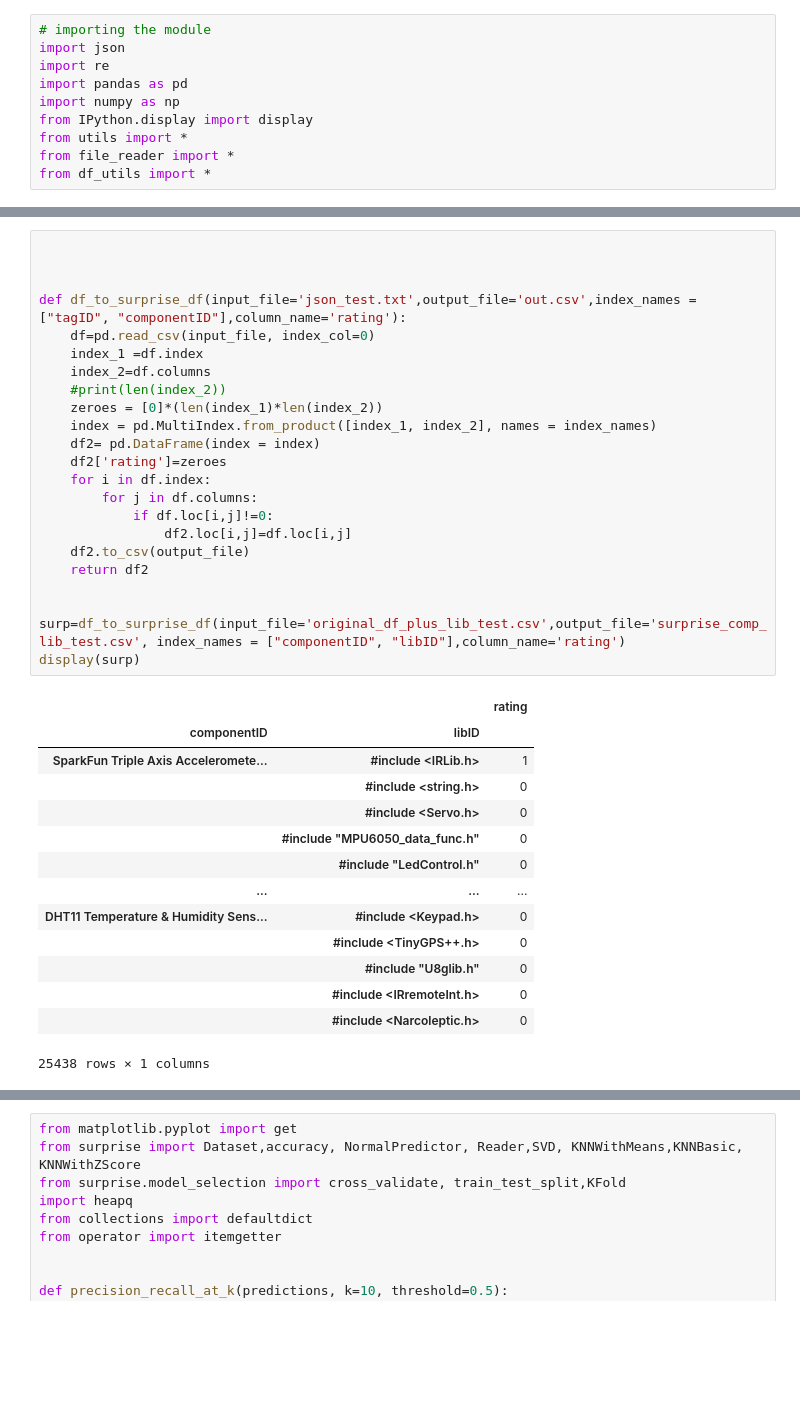
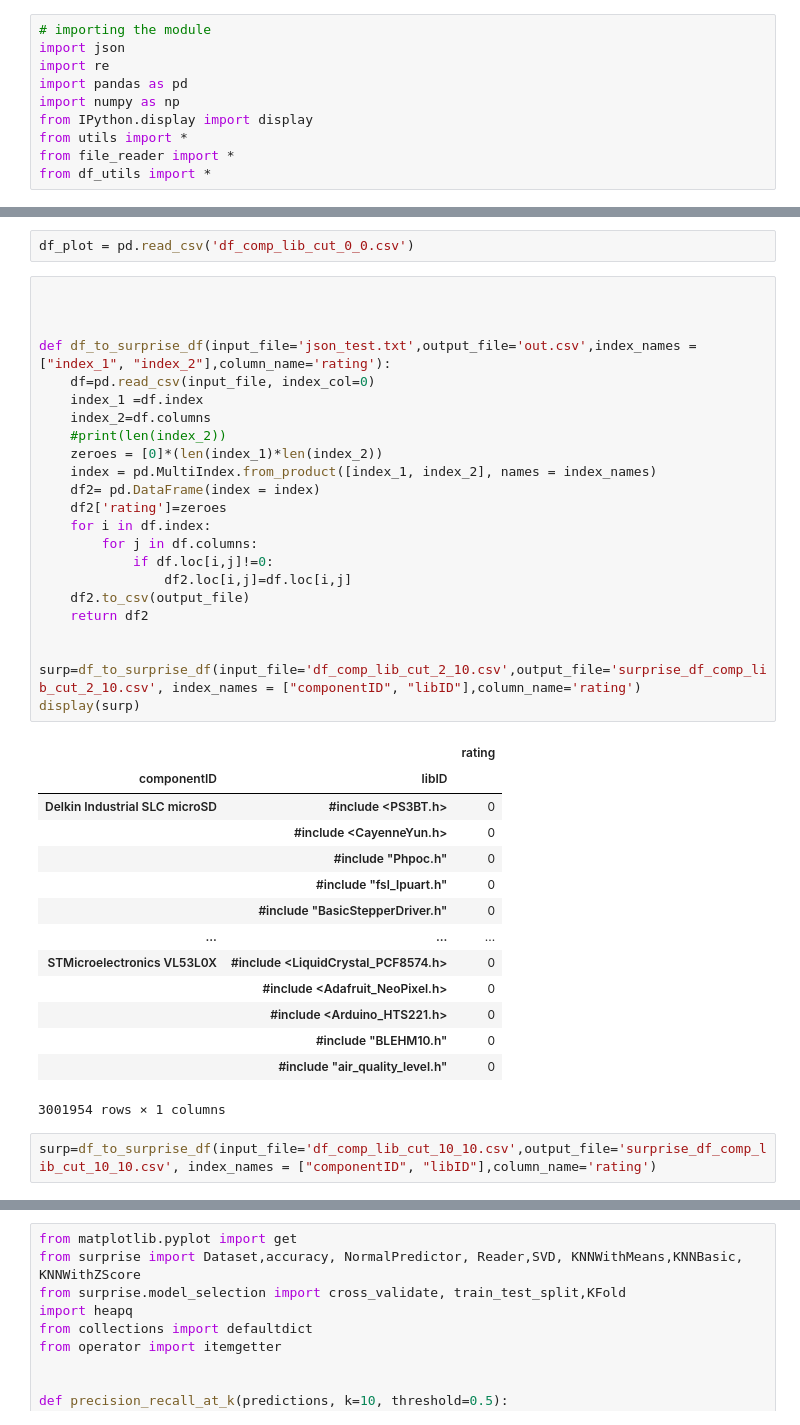
Before and after one commit to skynetnfb/low-code-ard-proj, a Jupyter notebook: data-scraper/notebook_libraries.ipynb, the cells around one changed output, grey strips where cells are left out. Cells and saved outputs as stored; diff of their text form; blank space fills up the shorter version.

```diff
--- a/data-scraper/notebook_libraries.ipynb
+++ b/data-scraper/notebook_libraries.ipynb
@@ -92,38 +150,42 @@ display(df_with_lib.head(10))
+# %%
+df_plot = pd.read_csv('df_comp_lib_cut_0_0.csv')
 # %%
 
 
 
-def df_to_surprise_df(input_file='json_test.txt',output_file='out.csv',index_names = ["tagID", "componentID"],column_name='rating'):
+def df_to_surprise_df(input_file='json_test.txt',output_file='out.csv',index_names = ["index_1", "index_2"],column_name='rating'):
     df=pd.read_csv(input_file, index_col=0)
     index_1 =df.index
     index_2=df.columns
     #print(len(index_2))
     zeroes = [0]*(len(index_1)*len(index_2))
     index = pd.MultiIndex.from_product([index_1, index_2], names = index_names)
     df2= pd.DataFrame(index = index)
     df2['rating']=zeroes
     for i in df.index:
         for j in df.columns:
             if df.loc[i,j]!=0:
                 df2.loc[i,j]=df.loc[i,j]
     df2.to_csv(output_file)
     return df2
 
 
-surp=df_to_surprise_df(input_file='original_df_plus_lib_test.csv',output_file='surprise_comp_lib_test.csv', index_names = ["componentID", "libID"],column_name='rating')
+surp=df_to_surprise_df(input_file='df_comp_lib_cut_2_10.csv',output_file='surprise_df_comp_lib_cut_2_10.csv', index_names = ["componentID", "libID"],column_name='rating')
 display(surp)
 # %% [output]
 |  |  | rating |
 | componentID | libID |  |
-| SparkFun Triple Axis Acceleromete... | #include <IRLib.h> | 1 |
-|  | #include <string.h> | 0 |
-|  | #include <Servo.h> | 0 |
-|  | #include "MPU6050_data_func.h" | 0 |
-|  | #include "LedControl.h" | 0 |
+| Delkin Industrial SLC microSD | #include <PS3BT.h> | 0 |
+|  | #include <CayenneYun.h> | 0 |
+|  | #include "Phpoc.h" | 0 |
+|  | #include "fsl_lpuart.h" | 0 |
+|  | #include "BasicStepperDriver.h" | 0 |
 | ... | ... | ... |
-| DHT11 Temperature & Humidity Sens... | #include <Keypad.h> | 0 |
-|  | #include <TinyGPS++.h> | 0 |
-|  | #include "U8glib.h" | 0 |
-|  | #include <IRremoteInt.h> | 0 |
-|  | #include <Narcoleptic.h> | 0 |
+| STMicroelectronics VL53L0X | #include <LiquidCrystal_PCF8574.h> | 0 |
+|  | #include <Adafruit_NeoPixel.h> | 0 |
+|  | #include <Arduino_HTS221.h> | 0 |
+|  | #include "BLEHM10.h" | 0 |
+|  | #include "air_quality_level.h" | 0 |
-25438 rows × 1 columns
+3001954 rows × 1 columns
+# %%
+surp=df_to_surprise_df(input_file='df_comp_lib_cut_10_10.csv',output_file='surprise_df_comp_lib_cut_10_10.csv', index_names = ["componentID", "libID"],column_name='rating')
```
Also changed, not shown: parts of 19 cells of this notebook, 57 other files.
